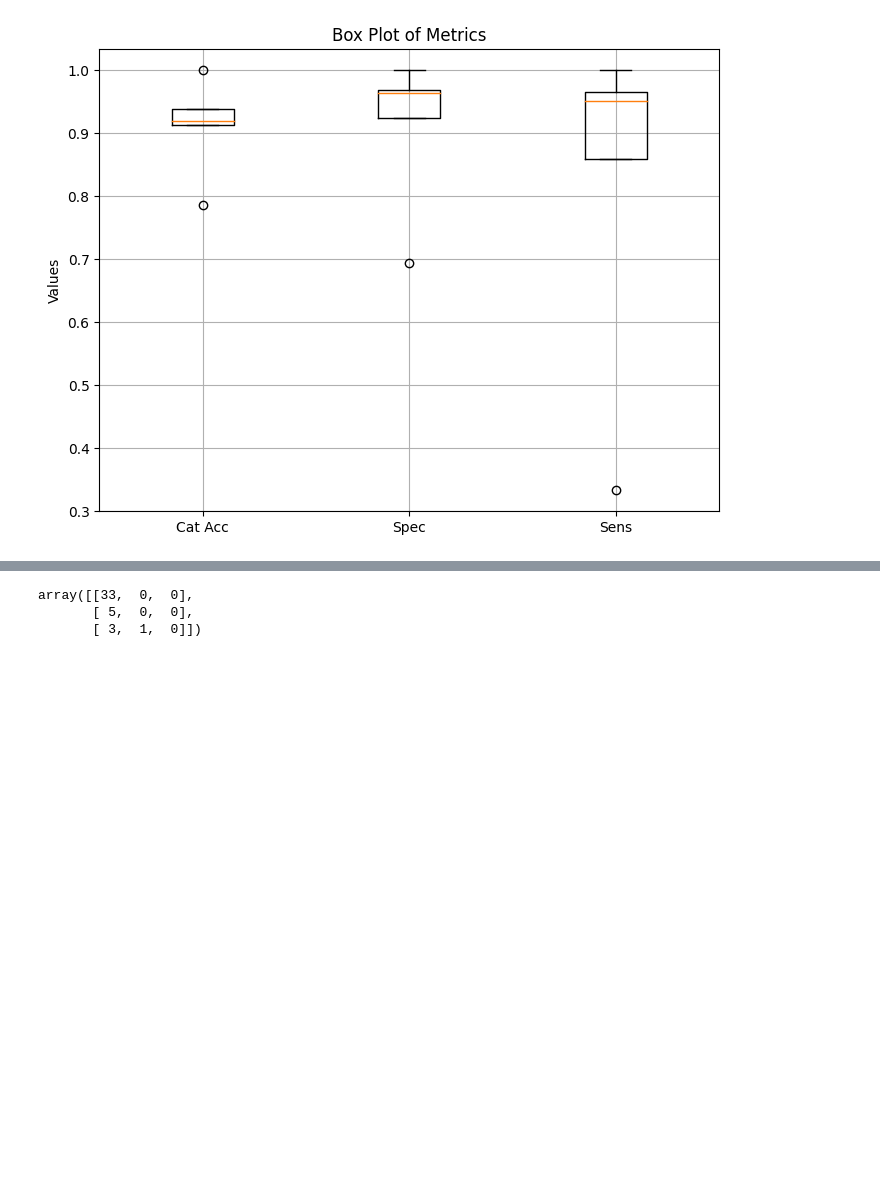
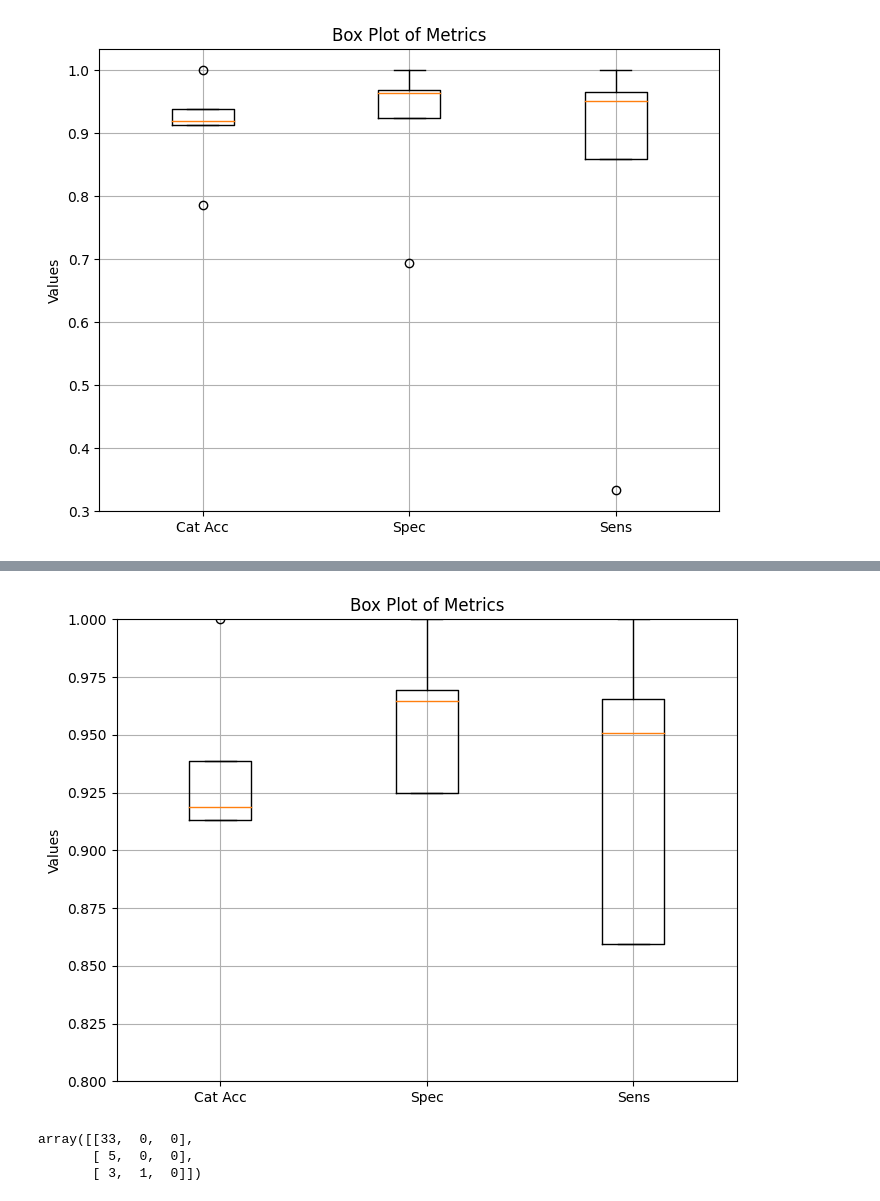
Before and after one commit to miguelmartins/eggimazing, a Jupyter notebook: notebooks/cv_cnn_group_togas_only.ipynb, the cells around one changed output, grey strips where cells are left out. Saved outputs shown, nothing was run; the diff lists cells and outputs as text; code cells hidden in the pictures; blank space fills up the shorter version.

```diff
--- a/notebooks/cv_cnn_group_togas_only.ipynb
+++ b/notebooks/cv_cnn_group_togas_only.ipynb
@@ -136,3 +132,16 @@ array([1, 0, 1, 0, 1, 0, 0, 0, 0, 2, 1, 0, 0, 0, 0, 0, 0, 0, 2, 0, 0, 0,
+# %%
+# Create the box plot
+plt.figure(figsize=(8, 6))
+plt.boxplot(data, labels=['Cat Acc', 'Spec', 'Sens'])
+plt.title('Box Plot of Metrics')
+plt.ylabel('Values')
+plt.ylim(0.8, 1.0)  # Set y-axis limits
+plt.grid(True)
+
+# Show the plot
+plt.show()
+# %% [output]
+[figure, added]
 # %%
 # 0: [1, 0, 0]
 # 1: [0, 1, 0]
```
Also changed, not shown: parts of 4 cells of this notebook, 1 other file.
